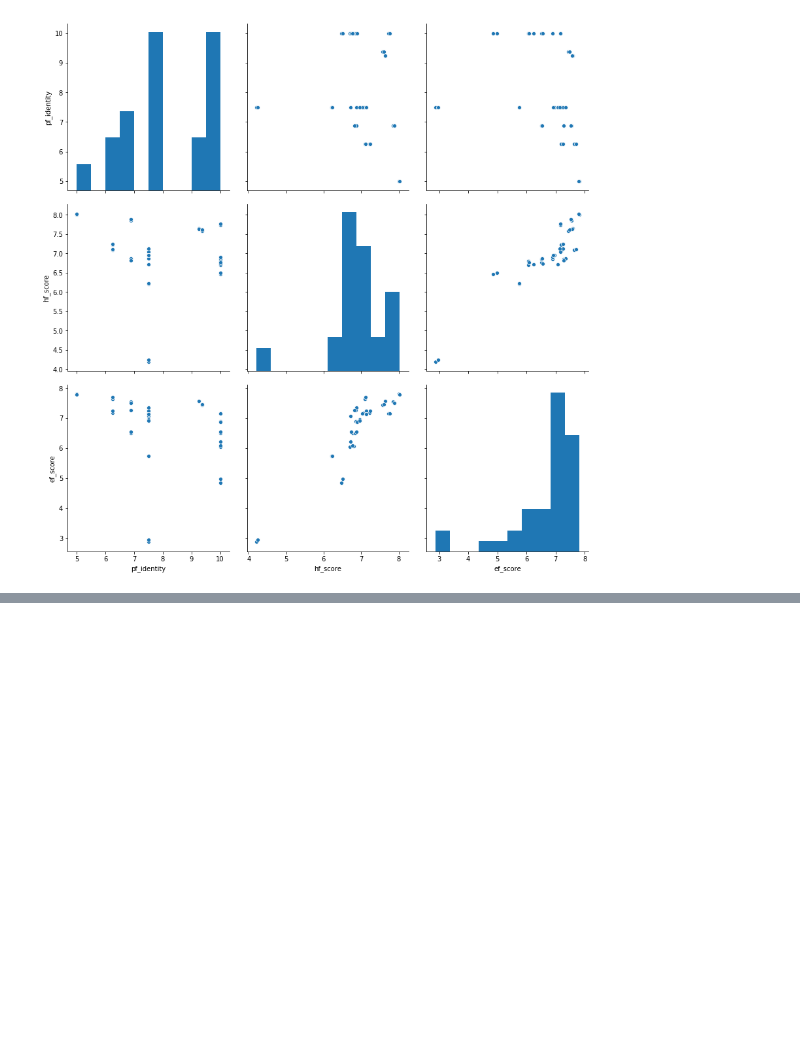
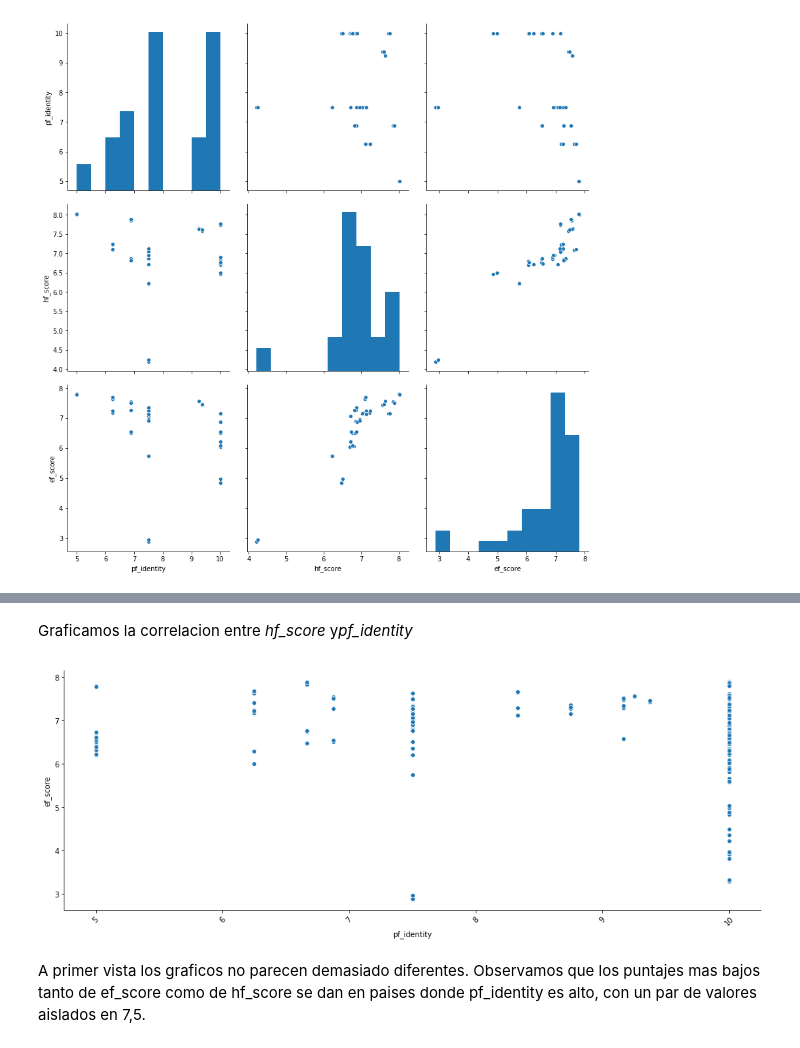
Before and after one commit to manquius/diplodatos_ayv, a Jupyter notebook: 02_practico_Fernando.ipynb, the cells around one changed output, grey strips where cells are left out. Saved outputs shown, nothing was run; the diff lists cells and outputs as text; code cells hidden in the pictures; blank space fills up the shorter version.

```diff
--- a/02_practico_Fernando.ipynb
+++ b/02_practico_Fernando.ipynb
@@ -391,0 +401,11 @@ seaborn.despine()
+# %% [markdown]
+Graficamos la correlacion entre *hf_score* y*pf_identity*
+# %%
+plt.figure(figsize=(17,6))
+seaborn.scatterplot(data=latam_dataset,x='pf_identity',y='ef_score')
+plt.xticks(rotation=45)
+seaborn.despine()
+# %% [output]
+[figure, added]
+# %% [markdown]
+A primer vista los graficos no parecen demasiado diferentes. Observamos que los puntajes mas bajos tanto de ef_score como de hf_score se dan en paises donde pf_identity es alto, con un par de valores aislados en 7,5.
```
Also changed, not shown: parts of 2 cells of this notebook.
